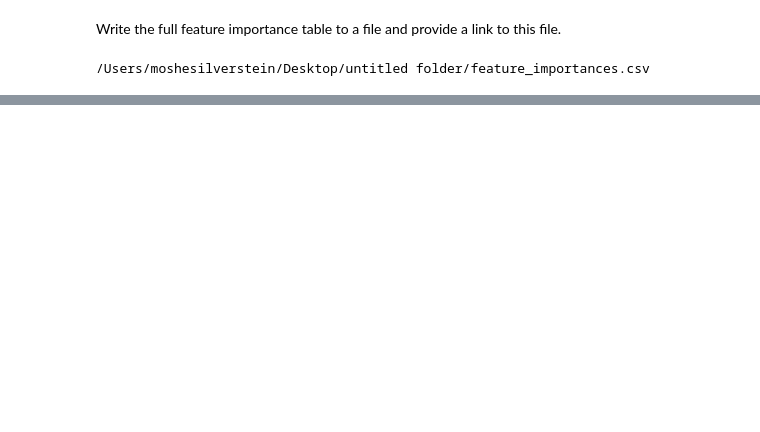
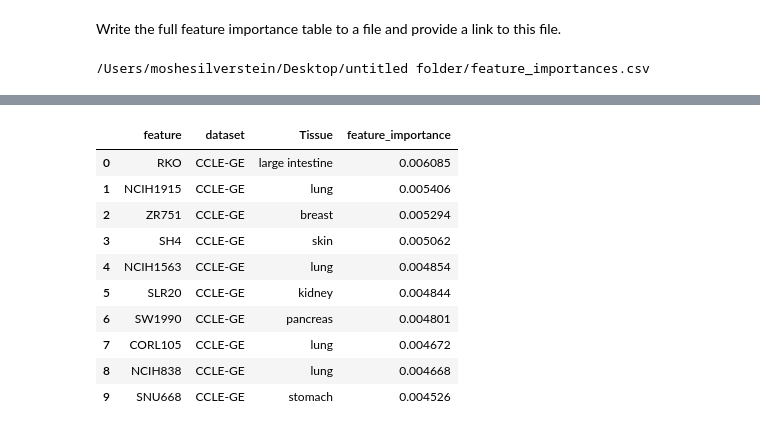
Before and after one commit to MaayanLab/Predict-Barrier-Complex-Genes, a Jupyter notebook: Predict_ P53_Targets .ipynb, the cells around one changed output, grey strips where cells are left out. Saved outputs shown, nothing was run; the diff lists cells and outputs as text; code cells hidden in the pictures; blank space fills up the shorter version.

```diff
--- a/Predict_ P53_Targets .ipynb
+++ b/Predict_ P53_Targets .ipynb
@@ -483,0 +498,3 @@ FileLink('feature_importances.csv')
+# %%
+metadata.set_index('CellLine', inplace=True)
+metadata.head()
@@ -483,0 +509,24 @@ FileLink('feature_importances.csv')
+# %%
+cancer_import.insert(2, 'Tissue', np.nan)
+# %%
+cancer_import.set_index('feature', inplace=True)
+for cell in cancer_import.index:
+    for comp in metadata.index:
+        if cell == comp:
+            cancer_import.ix[cell, 'Tissue'] = metadata.ix[comp, 'Tissue']
+# %%
+cancer_import.reset_index(inplace=True)
+# %%
+cancer_import
+# %% [output]
+|  | feature | dataset | Tissue | feature_importance |
+| 0 | RKO | CCLE-GE | large intestine | 0.006085 |
+| 1 | NCIH1915 | CCLE-GE | lung | 0.005406 |
+| 2 | ZR751 | CCLE-GE | breast | 0.005294 |
+| 3 | SH4 | CCLE-GE | skin | 0.005062 |
+| 4 | NCIH1563 | CCLE-GE | lung | 0.004854 |
+| 5 | SLR20 | CCLE-GE | kidney | 0.004844 |
+| 6 | SW1990 | CCLE-GE | pancreas | 0.004801 |
+| 7 | CORL105 | CCLE-GE | lung | 0.004672 |
+| 8 | NCIH838 | CCLE-GE | lung | 0.004668 |
+| 9 | SNU668 | CCLE-GE | stomach | 0.004526 |
```
Also changed, not shown: parts of 4 cells of this notebook.
